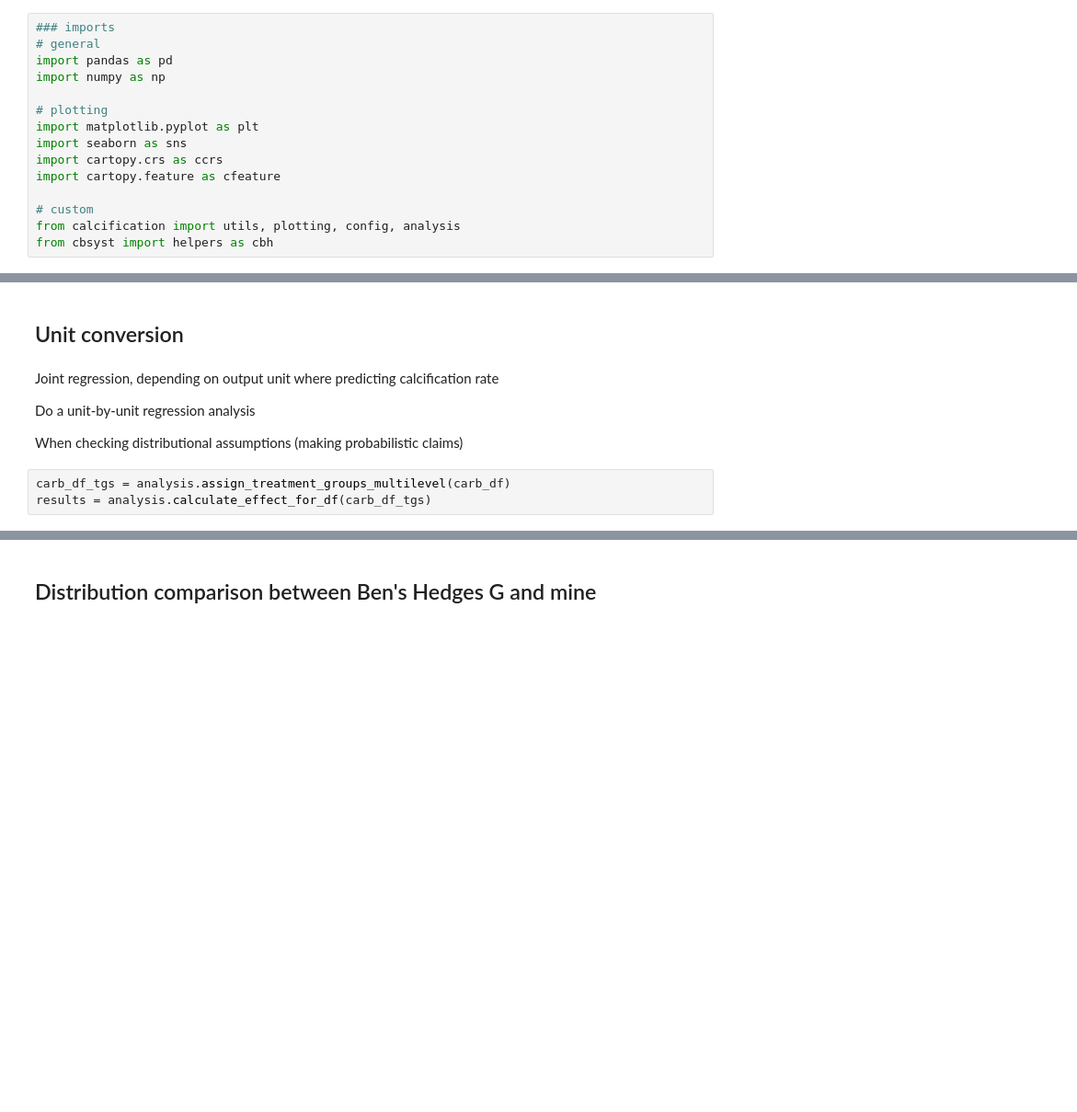
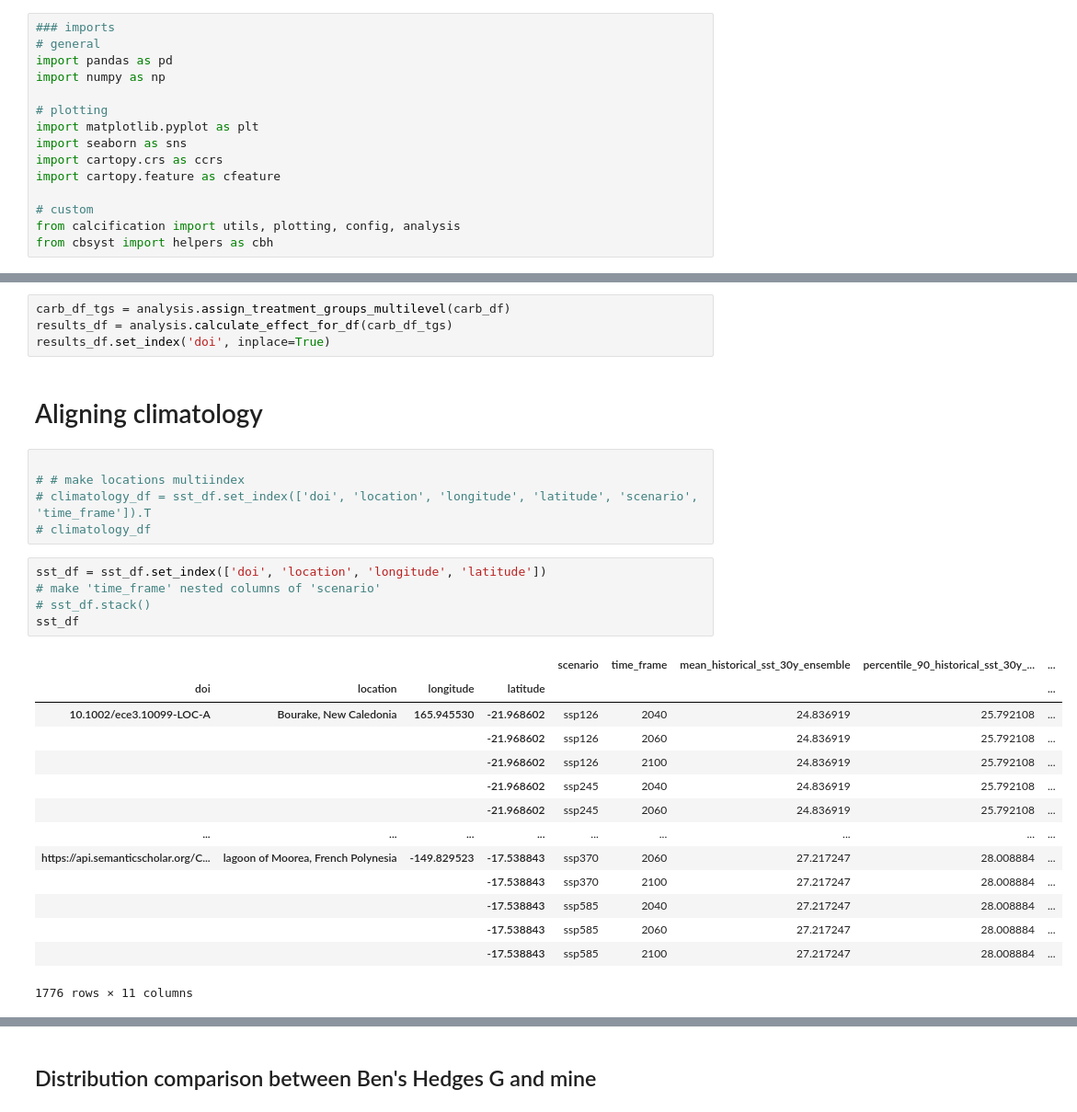
Before and after one commit to orlando-code/calc-rates, a Jupyter notebook: notebooks/initial.ipynb, the cells around one changed output, grey strips where cells are left out. Shown: that part at 92% size. Drawn from its saved outputs; the diff is of its cells as text; blank space fills up the shorter version.

```diff
--- a/notebooks/initial.ipynb
+++ b/notebooks/initial.ipynb
@@ -69,11 +223,31 @@ Calculating total pH values...
-# %% [markdown]
-## Unit conversion
-# %% [markdown]
-Joint regression, depending on output unit where predicting calcification rate
-
-Do a unit-by-unit regression analysis
-
-When checking distributional assumptions (making probabilistic claims)
 # %%
 carb_df_tgs = analysis.assign_treatment_groups_multilevel(carb_df)
-results = analysis.calculate_effect_for_df(carb_df_tgs)
+results_df = analysis.calculate_effect_for_df(carb_df_tgs)
+results_df.set_index('doi', inplace=True)
+# %% [markdown]
+# Aligning climatology
+# %%
+
+# # make locations multiindex
+# climatology_df = sst_df.set_index(['doi', 'location', 'longitude', 'latitude', 'scenario', 'time_frame']).T
+# climatology_df
+# %%
+sst_df = sst_df.set_index(['doi', 'location', 'longitude', 'latitude'])
+# make 'time_frame' nested columns of 'scenario'
+# sst_df.stack()
+sst_df
+# %% [output]
+|  |  |  |  | scenario | time_frame | mean_historical_sst_30y_ensemble | percentile_90_historical_sst_30y_... | ... |
+| doi | location | longitude | latitude |  |  |  |  | ... |
+| 10.1002/ece3.10099-LOC-A | Bourake, New Caledonia | 165.945530 | -21.968602 | ssp126 | 2040 | 24.836919 | 25.792108 | ... |
+|  |  |  | -21.968602 | ssp126 | 2060 | 24.836919 | 25.792108 | ... |
+|  |  |  | -21.968602 | ssp126 | 2100 | 24.836919 | 25.792108 | ... |
+|  |  |  | -21.968602 | ssp245 | 2040 | 24.836919 | 25.792108 | ... |
+|  |  |  | -21.968602 | ssp245 | 2060 | 24.836919 | 25.792108 | ... |
+| ... | ... | ... | ... | ... | ... | ... | ... | ... |
+| https://api.semanticscholar.org/C... | lagoon of Moorea, French Polynesia | -149.829523 | -17.538843 | ssp370 | 2060 | 27.217247 | 28.008884 | ... |
+|  |  |  | -17.538843 | ssp370 | 2100 | 27.217247 | 28.008884 | ... |
+|  |  |  | -17.538843 | ssp585 | 2040 | 27.217247 | 28.008884 | ... |
+|  |  |  | -17.538843 | ssp585 | 2060 | 27.217247 | 28.008884 | ... |
+|  |  |  | -17.538843 | ssp585 | 2100 | 27.217247 | 28.008884 | ... |
+1776 rows × 11 columns
```
Also changed, not shown: parts of 22 cells of this notebook.
